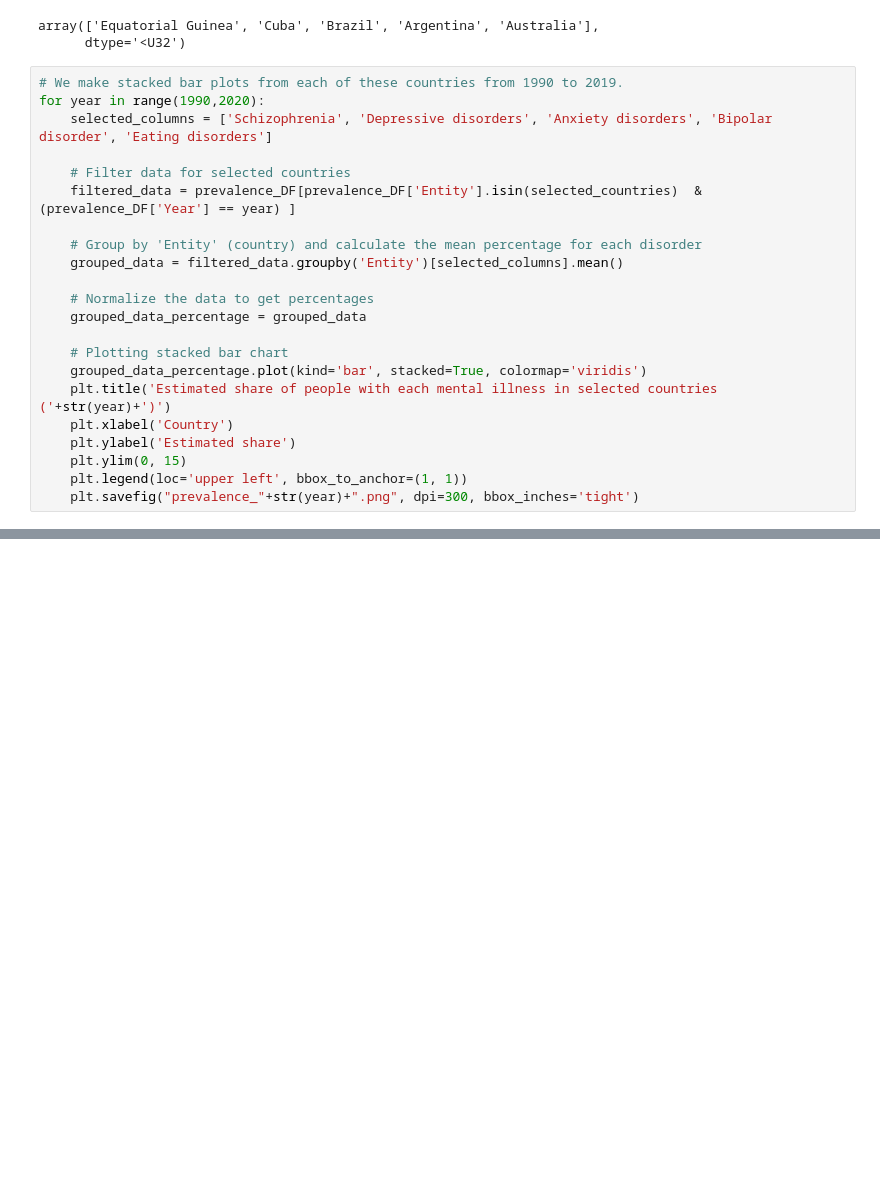
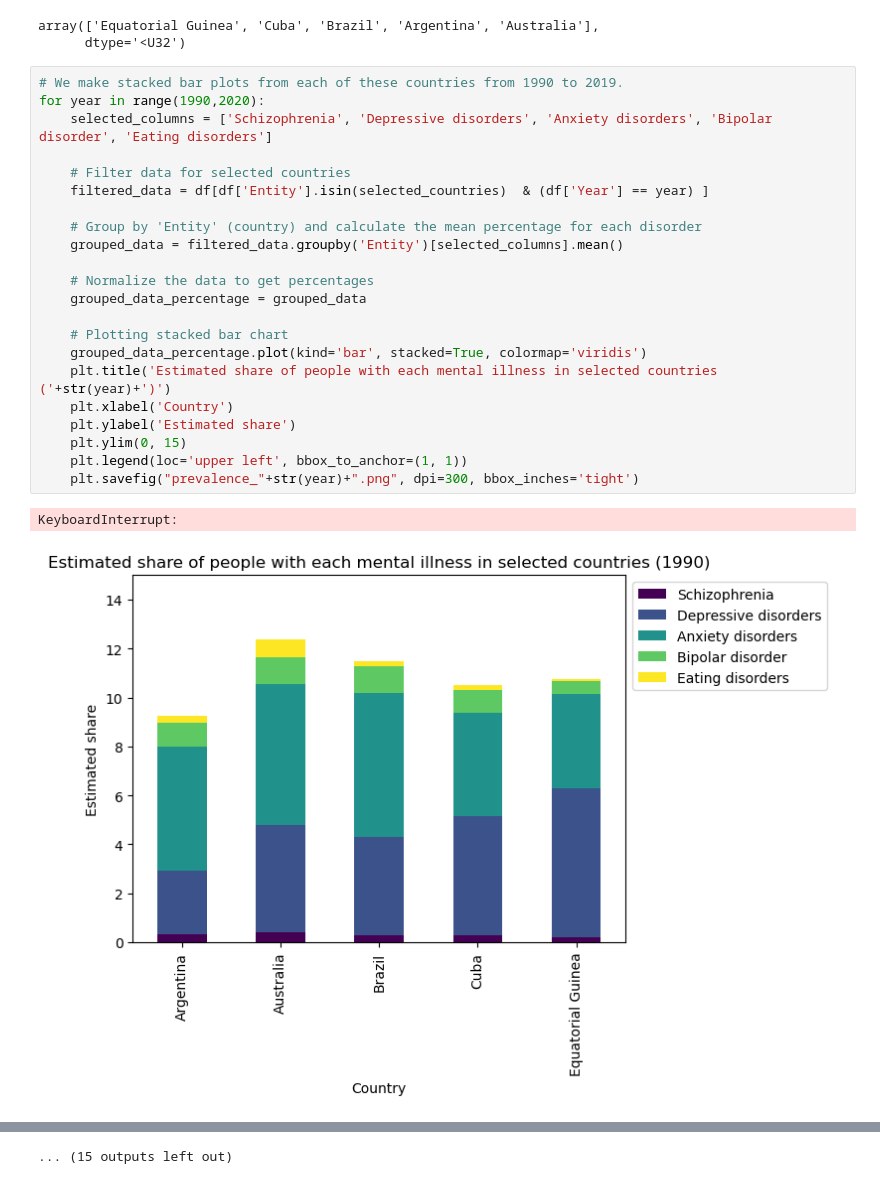
Before and after one commit to blancocd/WS2324-DataLit-Project, a Jupyter notebook: exp/exp_CDB_001_MentalIllnessPrevalence.ipynb, the cells around one changed output, grey strips where cells are left out. Cells and saved outputs as stored; diff of their text form; blank space fills up the shorter version.

Commit message:
minor errors calling dataframes and saving figures

```diff
--- a/exp/exp_CDB_001_MentalIllnessPrevalence.ipynb
+++ b/exp/exp_CDB_001_MentalIllnessPrevalence.ipynb
@@ -52,22 +52,25 @@ array(['Equatorial Guinea', 'Cuba', 'Brazil', 'Argentina', 'Australia'],
 # %%
 # We make stacked bar plots from each of these countries from 1990 to 2019.
 for year in range(1990,2020):
     selected_columns = ['Schizophrenia', 'Depressive disorders', 'Anxiety disorders', 'Bipolar disorder', 'Eating disorders']
 
     # Filter data for selected countries
-    filtered_data = prevalence_DF[prevalence_DF['Entity'].isin(selected_countries)  & (prevalence_DF['Year'] == year) ]
+    filtered_data = df[df['Entity'].isin(selected_countries)  & (df['Year'] == year) ]
 
     # Group by 'Entity' (country) and calculate the mean percentage for each disorder
     grouped_data = filtered_data.groupby('Entity')[selected_columns].mean()
 
     # Normalize the data to get percentages
     grouped_data_percentage = grouped_data
 
     # Plotting stacked bar chart
     grouped_data_percentage.plot(kind='bar', stacked=True, colormap='viridis')
     plt.title('Estimated share of people with each mental illness in selected countries ('+str(year)+')')
     plt.xlabel('Country')
     plt.ylabel('Estimated share')
     plt.ylim(0, 15)
     plt.legend(loc='upper left', bbox_to_anchor=(1, 1))
     plt.savefig("prevalence_"+str(year)+".png", dpi=300, bbox_inches='tight')
+# %% [output]
+KeyboardInterrupt:
+[figure, added]
@@ -74,3 +87,4 @@ for year in range(1990,2020):
+... (15 outputs left out)
 # %%
 # We make plots of the estimated share of people in the countries with the highest variance in time for the corresponding illness
 years = range(1990,2020)
```
Also changed, not shown: parts of 2 cells of this notebook, 1 other file.
